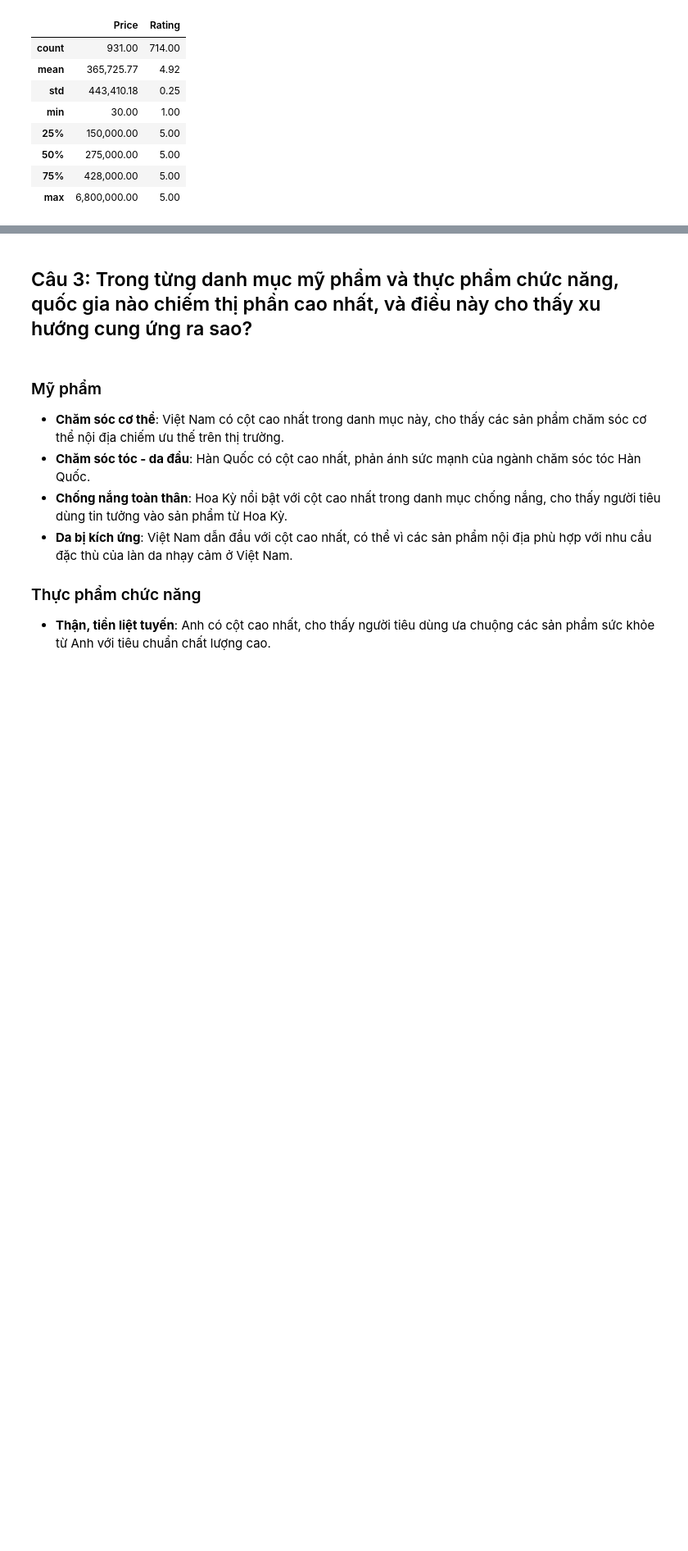
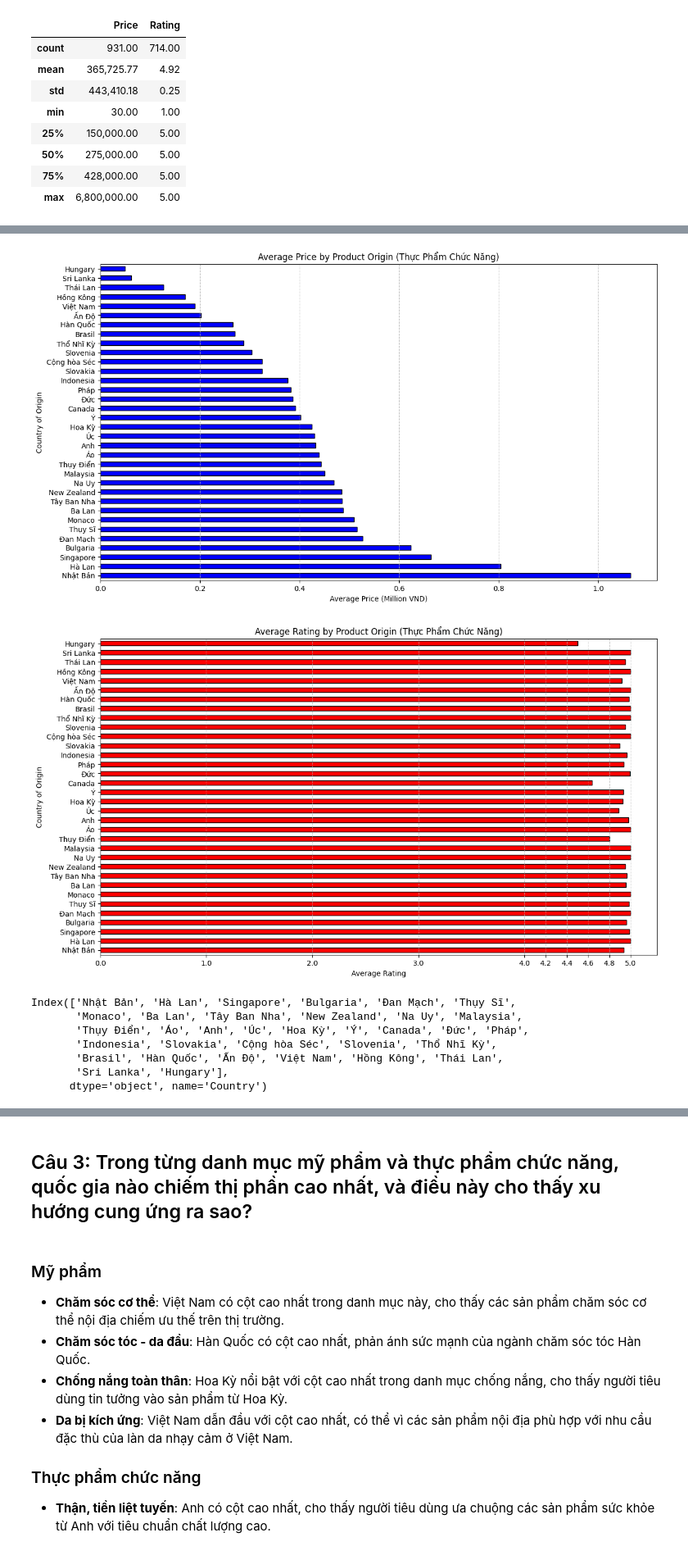
Before and after one commit to LLH-07/Introduction-to-Data-Science-22KHDL1, a Jupyter notebook: Visulaization.ipynb, the cells around one changed output, grey strips where cells are left out. Shown at 82% size. Saved outputs shown, nothing was run; the diff lists cells and outputs as text; code cells hidden in the pictures; blank space fills up the shorter version.

```diff
--- a/Visulaization.ipynb
+++ b/Visulaization.ipynb
@@ -73,0 +181,14 @@ df_tpcn.describe().applymap(lambda x: f'{x:,.2f}')
+# %%
+# Example usage for Thực Phẩm Chức Năng dataset
+country_order_tpcn = plot_average_by_origin_price(df_tpcn, 'Average Price by Product Origin (Thực Phẩm Chức Năng)', 'Average Price (Million VND)')
+plot_average_by_origin_rating(df_tpcn, 'Average Rating by Product Origin (Thực Phẩm Chức Năng)', 'Average Rating', order=country_order_tpcn)
+# %% [output]
+[figure, added]
+[figure, added]
+Index(['Nhật Bản', 'Hà Lan', 'Singapore', 'Bulgaria', 'Đan Mạch', 'Thụy Sĩ',
+       'Monaco', 'Ba Lan', 'Tây Ban Nha', 'New Zealand', 'Na Uy', 'Malaysia',
+       'Thụy Điển', 'Áo', 'Anh', 'Úc', 'Hoa Kỳ', 'Ý', 'Canada', 'Đức', 'Pháp',
+       'Indonesia', 'Slovakia', 'Cộng hòa Séc', 'Slovenia', 'Thổ Nhĩ Kỳ',
+       'Brasil', 'Hàn Quốc', 'Ấn Độ', 'Việt Nam', 'Hồng Kông', 'Thái Lan',
+       'Sri Lanka', 'Hungary'],
+      dtype='object', name='Country')
```
Also changed, not shown: parts of 13 cells of this notebook, 1 other file.
